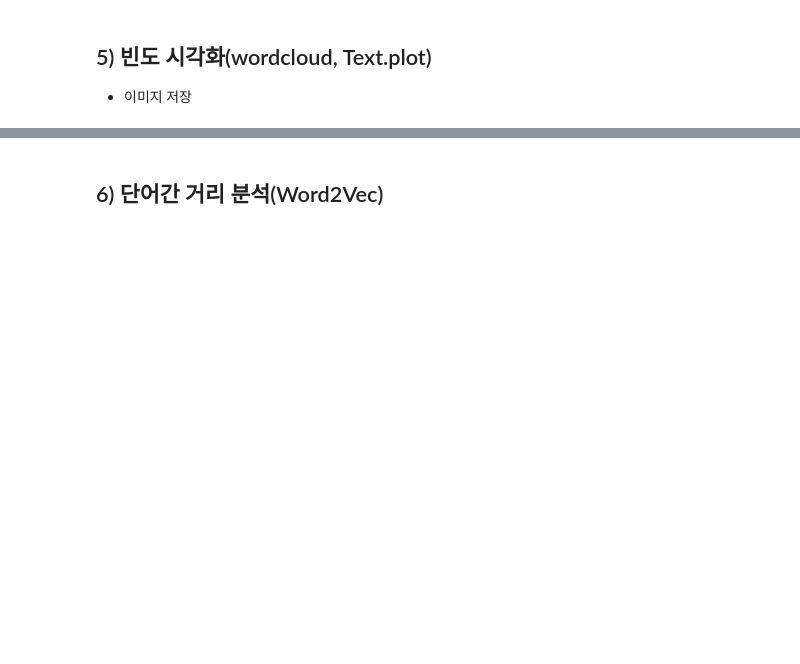
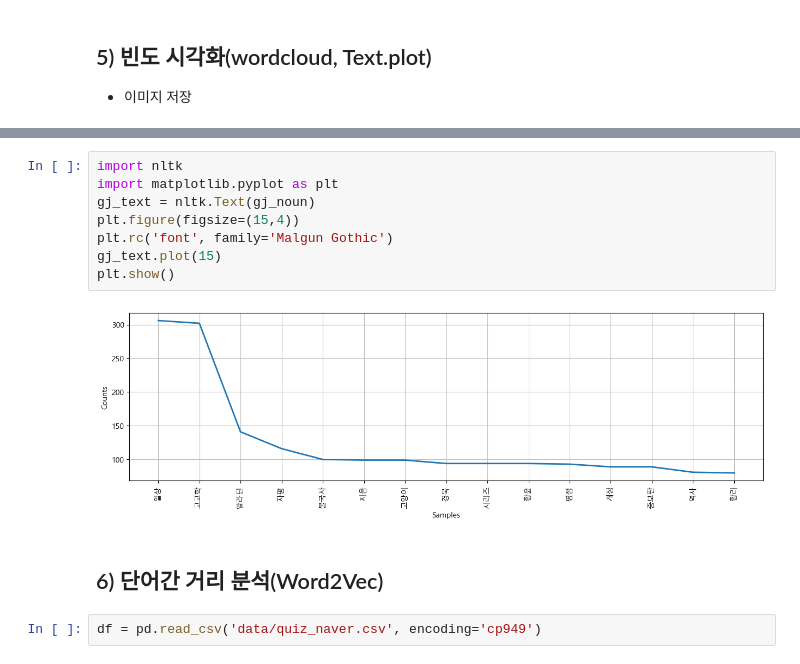
Before and after one commit to hayza1017/ai, a Jupyter notebook: Source/06_자연어처리/ch2_QUIZ_경주여행과 전주여행 비교.ipynb, the cells around one changed output, grey strips where cells are left out. Cells and saved outputs as stored; diff of their text form; blank space fills up the shorter version.

```diff
--- a/Source/06_자연어처리/ch2_QUIZ_경주여행과 전주여행 비교.ipynb
+++ b/Source/06_자연어처리/ch2_QUIZ_경주여행과 전주여행 비교.ipynb
@@ -161,2 +497,14 @@ for query in queries:
+# %%
+import nltk
+import matplotlib.pyplot as plt
+gj_text = nltk.Text(gj_noun)
+plt.figure(figsize=(15,4))
+plt.rc('font', family='Malgun Gothic')
+gj_text.plot(15)
+plt.show()
+# %% [output]
+[figure, added]
 # %% [markdown]
 ## 6) 단어간 거리 분석(Word2Vec)
+# %%
+df = pd.read_csv('data/quiz_naver.csv', encoding='cp949')
```
Also changed, not shown: parts of 48 cells of this notebook, 5 other files.
